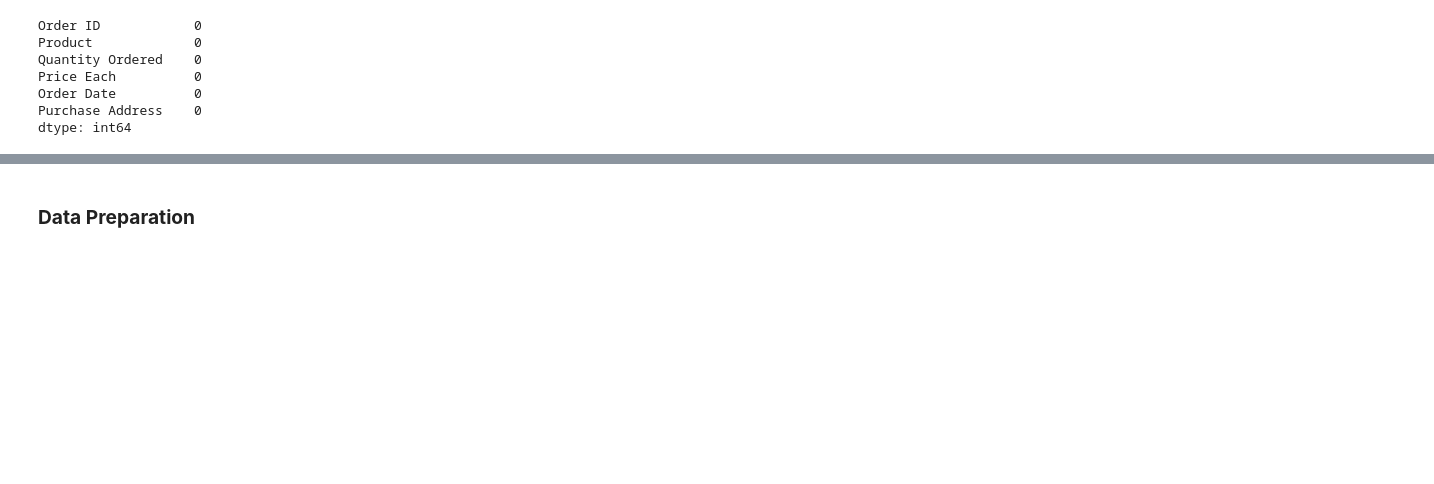
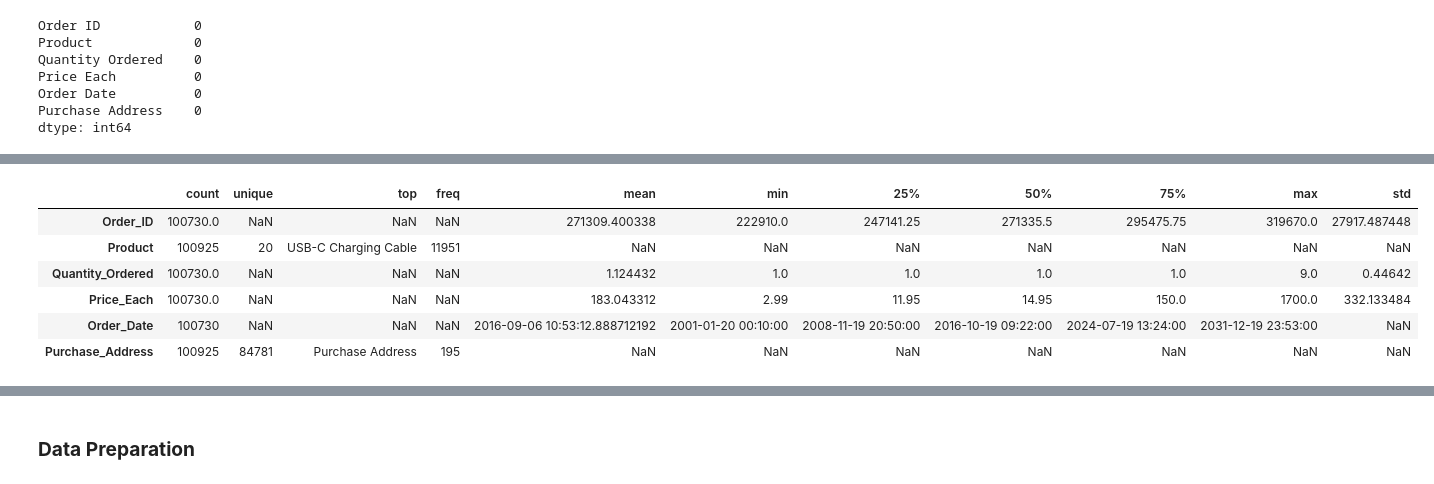
Before and after one commit to FUNMS/Sales-Trends-2019, a Jupyter notebook: notebooks/main.ipynb, the cells around one changed output, grey strips where cells are left out. Saved outputs shown, nothing was run; the diff lists cells and outputs as text; code cells hidden in the pictures; blank space fills up the shorter version.

```diff
--- a/notebooks/main.ipynb
+++ b/notebooks/main.ipynb
@@ -178,7 +184,7 @@ Head of January Data:
 3  06/05/19 10:21         560 10th St, Seattle, WA 98101
 4  06/25/19 18:58    545 2nd St, San Francisco, CA 94016
 # %%
-#Loading Data from July to December
+# Loading Data from July to December
 
 # Define the connection string
 connection_string = (
@@ -198,25 +204,33 @@ except Exception as e:
     exit()
 
 # List of table names
-secondhalf = ['Sales_July_2019', 'Sales_August_2019', 'Sales_September_2019',
-          'Sales_October_2019', 'Sales_November_2019', 'Sales_December_2019']
+table_names = ['Sales_July_2019', 'Sales_August_2019', 'Sales_September_2019',
+               'Sales_October_2019', 'Sales_November_2019', 'Sales_December_2019']
+
+# Create an empty list to store DataFrames
+df_secondhalf = []
 
 # Loop through each table and fetch data
-for table in secondhalf:
+for table in table_names:
     print(f"Fetching data from {table}...")
     query = f"SELECT * FROM {table}"  # SQL query to select all data from the table
 
     # Fetch the data into a Pandas DataFrame
     df = pd.read_sql(query, connection)
 
-    # Display the first few rows (optional)
+    # Display the first few rows
     print(df.head())
 
-    # Save the data to a CSV file (optional)
+    # Save the data to a CSV file
     csv_filename = f"{table}.csv"
     df.to_csv(csv_filename, index=False)
     print(f"Data from {table} saved to {csv_filename}")
 
+    # Append the DataFrame to the list
+    df_secondhalf.append(df)
+
+
+
 # Close the connection
 connection.close()
 # %% [output]
@@ -433,0 +470,4 @@ TypeError: cannot concatenate object of type '<class 'str'>'; only Series and Da
+# %%
+# Combine the second half of the year into one DataFrame
+secondhalf_combined = pd.concat(df_secondhalf, ignore_index=True)
+print(secondhalf_combined.head())
@@ -433,0 +517,11 @@ TypeError: cannot concatenate object of type '<class 'str'>'; only Series and Da
+# %%
+#Describe secondhalf_combined
+secondhalf_combined.describe(include='all').T
+# %% [output]
+|  | count | unique | top | freq | mean | min | 25% | 50% | 75% | max | std |
+| Order_ID | 100730.0 | NaN | NaN | NaN | 271309.400338 | 222910.0 | 247141.25 | 271335.5 | 295475.75 | 319670.0 | 27917.487448 |
+| Product | 100925 | 20 | USB-C Charging Cable | 11951 | NaN | NaN | NaN | NaN | NaN | NaN | NaN |
+| Quantity_Ordered | 100730.0 | NaN | NaN | NaN | 1.124432 | 1.0 | 1.0 | 1.0 | 1.0 | 9.0 | 0.44642 |
+| Price_Each | 100730.0 | NaN | NaN | NaN | 183.043312 | 2.99 | 11.95 | 14.95 | 150.0 | 1700.0 | 332.133484 |
+| Order_Date | 100730 | NaN | NaN | NaN | 2016-09-06 10:53:12.888712192 | 2001-01-20 00:10:00 | 2008-11-19 20:50:00 | 2016-10-19 09:22:00 | 2024-07-19 13:24:00 | 2031-12-19 23:53:00 | NaN |
+| Purchase_Address | 100925 | 84781 | Purchase Address | 195 | NaN | NaN | NaN | NaN | NaN | NaN | NaN |
```
Also changed, not shown: parts of 50 cells of this notebook, 1 other file.
